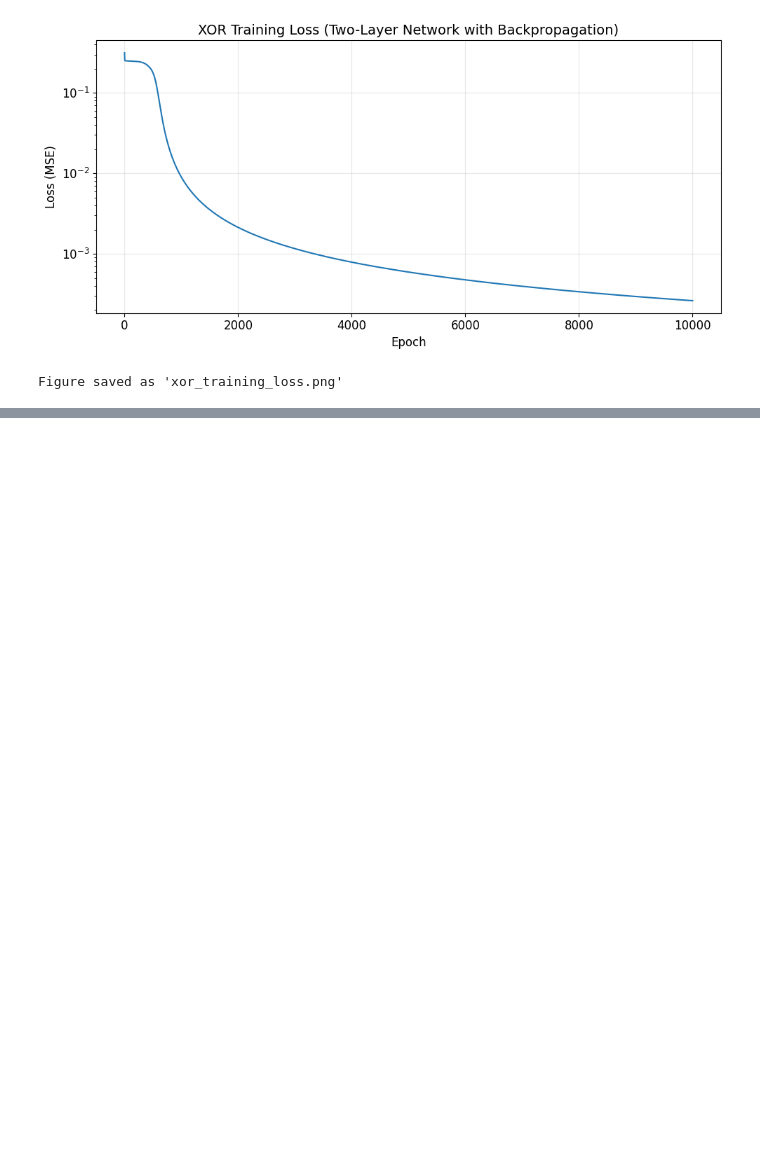
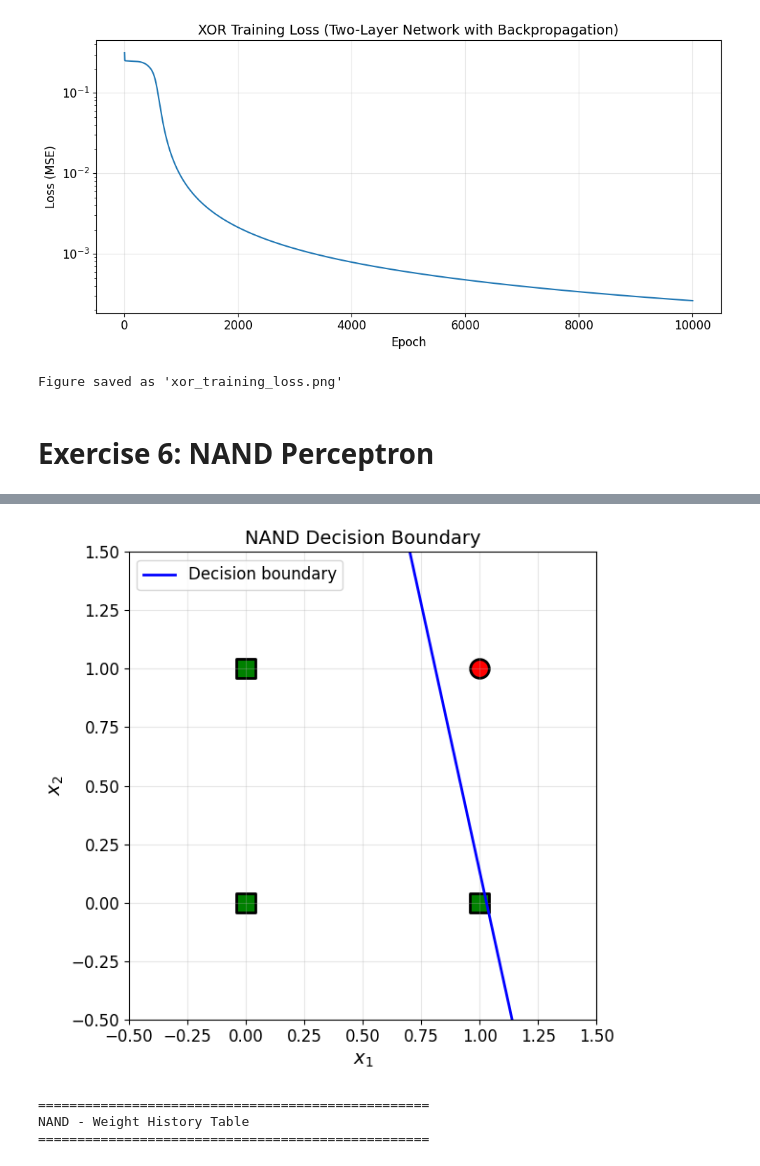
Before and after one commit to HaoYuYong/ARTIFICIAL-INTELLIGENCE, a Jupyter notebook: Lab1.ipynb, the cells around one changed output, grey strips where cells are left out. Drawn from its saved outputs; the diff is of its cells as text; code cells hidden in the pictures; blank space fills up the shorter version.

Commit message:
Lab1 - Exercise 6: NAND Perceptron

```diff
--- a/Lab1.ipynb
+++ b/Lab1.ipynb
@@ -929,3 +927,75 @@ print("Figure saved as 'xor_training_loss.png'")
 # %% [output]
 [figure]
 Figure saved as 'xor_training_loss.png'
+# %% [markdown]
+# Exercise 6: NAND Perceptron
+# %%
+# Exercise 6: NAND Perceptron
+
+print("Homework 1: NAND Perceptron")
+print("="*50)
+
+# 1. Define NAND training data
+X_nand = np.array([
+    [0, 0],
+    [0, 1],
+    [1, 0],
+    [1, 1]
+])
+y_nand = np.array([1, 1, 1, 0])  # NAND: 1 for all except (1,1)
+
+print("NAND Training Data:")
+print("X:")
+print(X_nand)
+print("y:", y_nand)
+print()
+
+# 2. Create and train perceptron
+# Reset random seed to match expected output
+np.random.seed(42)
+
+perceptron_nand = Perceptron(n_inputs=2, learning_rate=0.1)
+print(f"Initial weights: {perceptron_nand.weights}")
+print(f"Initial bias: {perceptron_nand.bias}")
+print()
+
+print("Training...")
+history_nand = perceptron_nand.train(X_nand, y_nand, epochs=20)
+
+# 3. Test the NAND perceptron
+print("\nTesting NAND perceptron:")
+print("-" * 40)
+
+for i in range(len(X_nand)):
+    prediction = perceptron_nand.predict(X_nand[i])
+    # Use NAND() notation as shown in expected output
+    print(f"NAND({X_nand[i, 0]}, {X_nand[i, 1]}) = {prediction}, Expected: {y_nand[i]}")
+
+print("-" * 40)
+
+# 4. Verify all predictions
+all_correct = True
+for i in range(len(X_nand)):
+    if perceptron_nand.predict(X_nand[i]) != y_nand[i]:
+        all_correct = False
+        break
+
+print(f"All predictions correct: {all_correct}")
+
+# 5. Optional: Plot decision boundary
+print("\n" + "="*50)
+print("NAND Decision Boundary Visualization")
+print("="*50)
+
+plot_decision_boundary(X_nand, y_nand, perceptron_nand.weights, perceptron_nand.bias,
+                      "NAND Decision Boundary")
+plt.tight_layout()
+plt.show()
+
+# 6. Optional: Show weight history table
+print("\n" + "="*50)
+print("NAND - Weight History Table")
+print("="*50)
+df_nand = create_weight_table(history_nand)
+display(df_nand)
+# %% [output]
@@ -931,0 +1019,4 @@ Figure saved as 'xor_training_loss.png'
+[figure, added]
+==================================================
+NAND - Weight History Table
+==================================================
```
Also changed, not shown: parts of 7 cells of this notebook, 1 other file.
